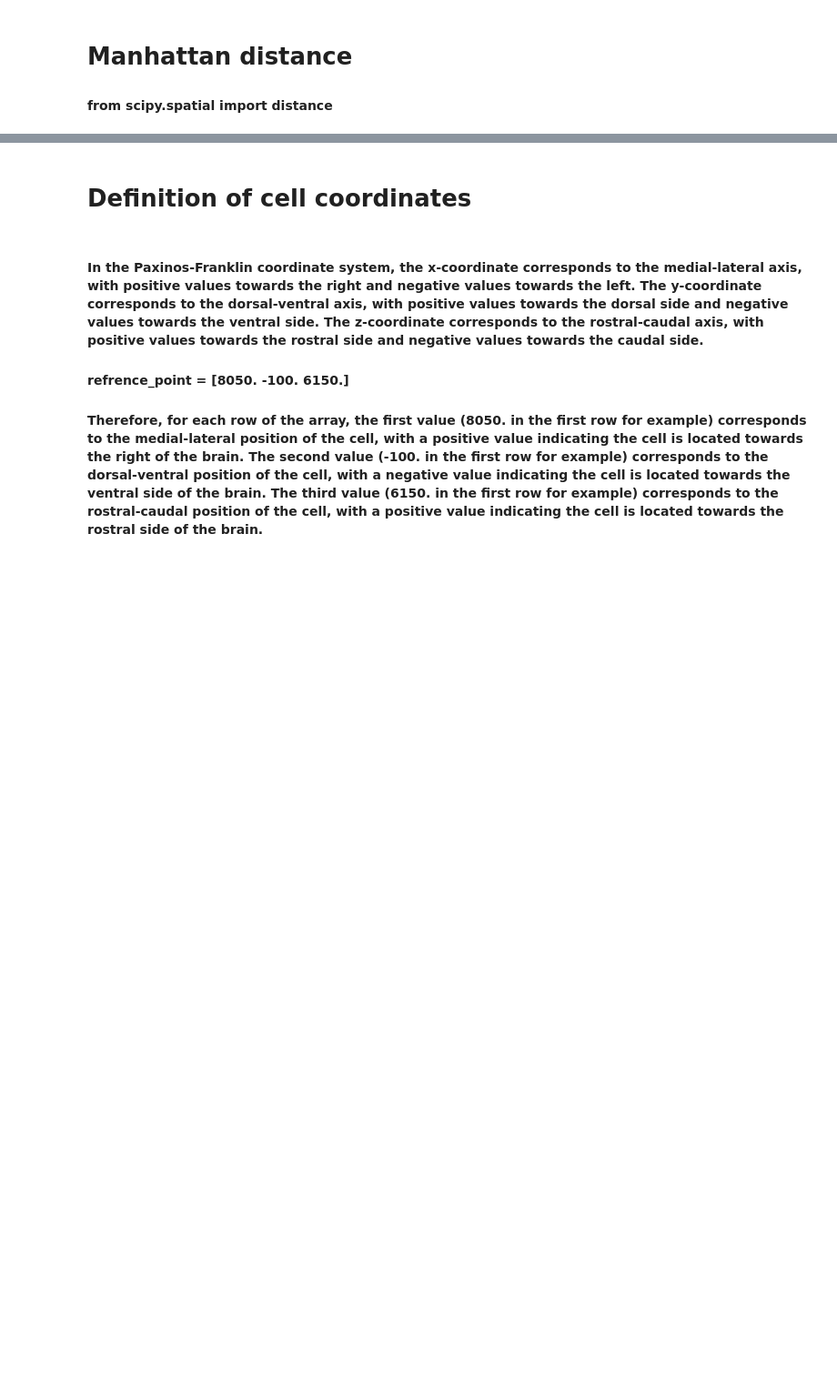
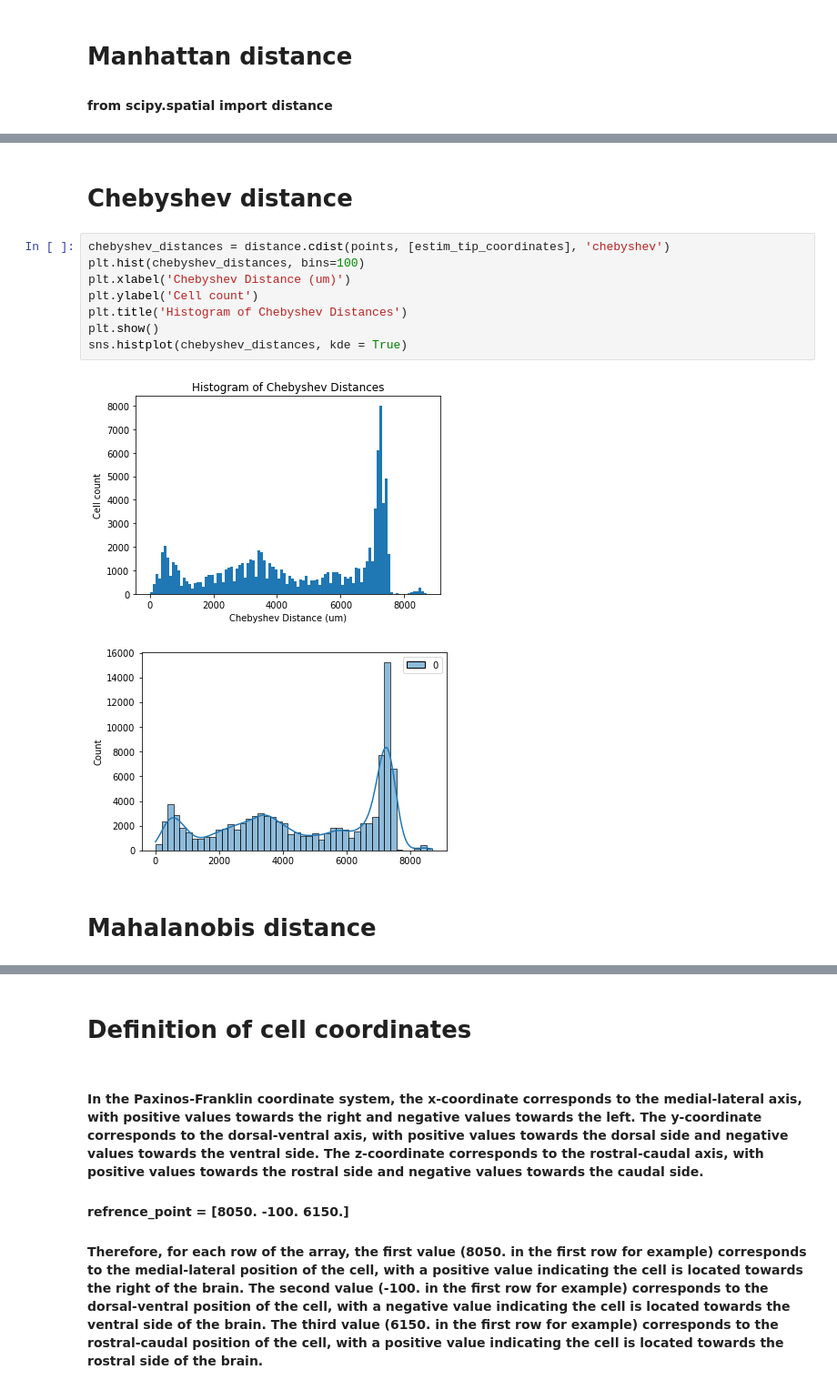
Before and after one commit to granthughes1999/cellfinder_brainrender, a Jupyter notebook: vector_calculations.ipynb, the cells around one changed output, grey strips where cells are left out. Shown at 91% size. Cells and saved outputs as stored; diff of their text form; blank space fills up the shorter version.

```diff
--- a/vector_calculations.ipynb
+++ b/vector_calculations.ipynb
@@ -93,0 +88,15 @@ sns.histplot(manhattan_distances, kde = True)
+# %% [markdown]
+# Chebyshev distance
+# %%
+chebyshev_distances = distance.cdist(points, [estim_tip_coordinates], 'chebyshev')
+plt.hist(chebyshev_distances, bins=100)
+plt.xlabel('Chebyshev Distance (um)')
+plt.ylabel('Cell count')
+plt.title('Histogram of Chebyshev Distances')
+plt.show()
+sns.histplot(chebyshev_distances, kde = True)
+# %% [output]
+[figure, added]
+[figure, added]
+# %% [markdown]
+# Mahalanobis distance
```
Also changed, not shown: parts of 12 cells of this notebook, 5 other files.
